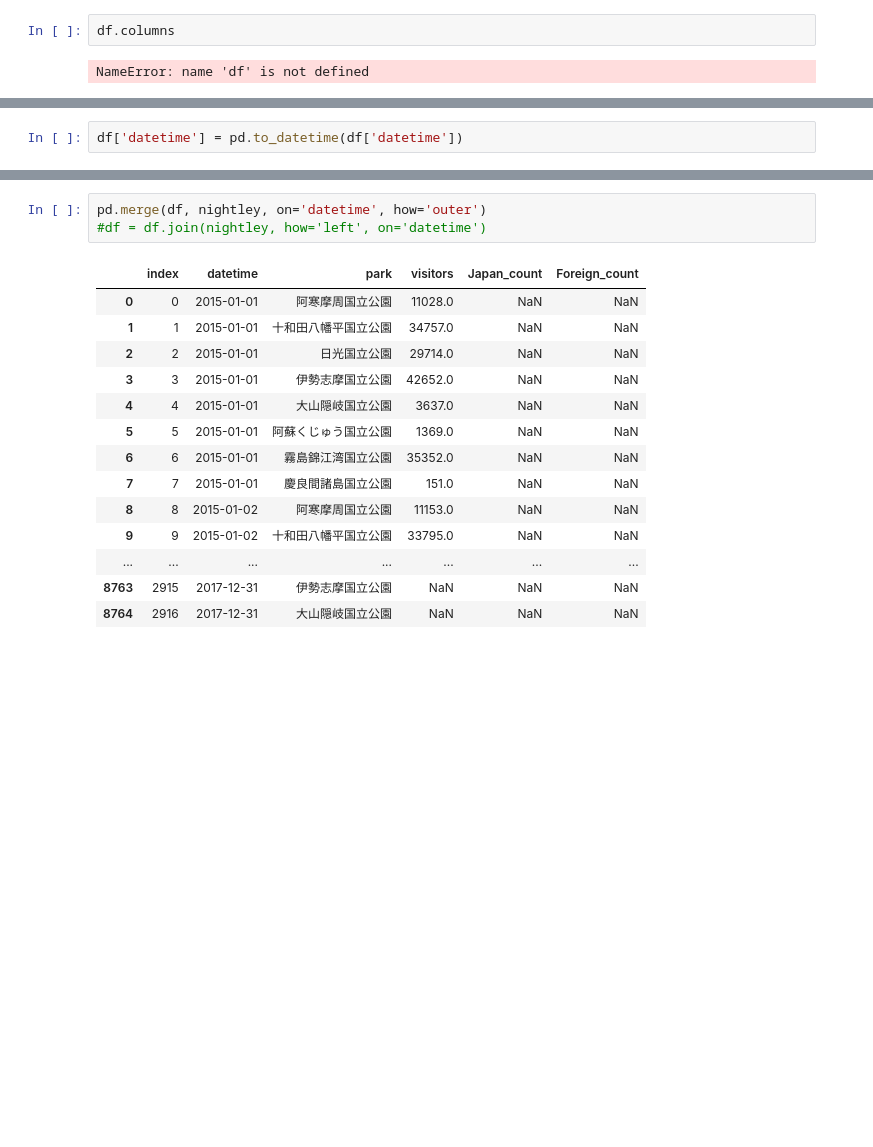
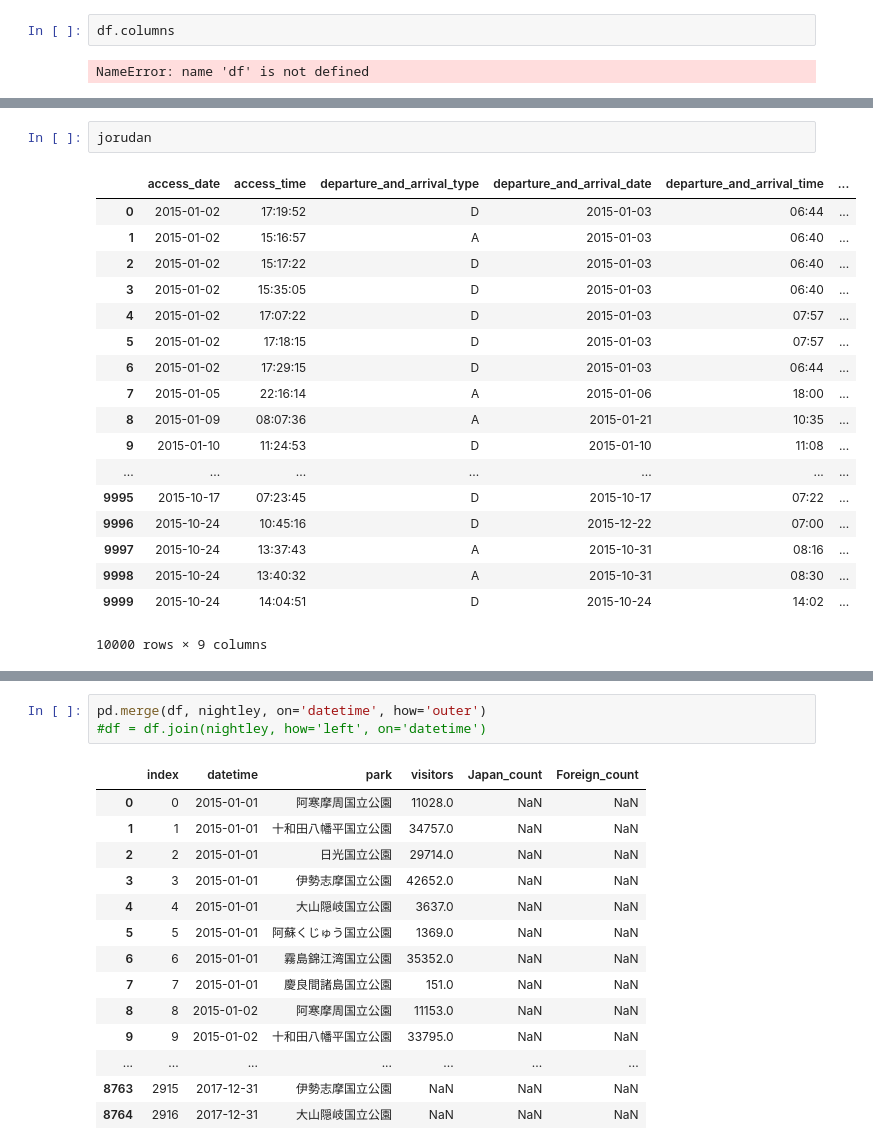
Before and after one commit to Hesene/National-Parks, a Jupyter notebook: src/EDA.ipynb, the cells around one changed output, grey strips where cells are left out. Saved outputs shown, nothing was run; the diff lists cells and outputs as text; blank space fills up the shorter version.

```diff
--- a/src/EDA.ipynb
+++ b/src/EDA.ipynb
@@ -437,2 +296,21 @@ pd.merge(train_df, colopl_table, on=['year','month'], how='outer')
-# %%
-df['datetime'] = pd.to_datetime(df['datetime'])
+# %%
+jorudan
+# %% [output]
+|  | access_date | access_time | departure_and_arrival_type | departure_and_arrival_date | departure_and_arrival_time | ... |
+| 0 | 2015-01-02 | 17:19:52 | D | 2015-01-03 | 06:44 | ... |
+| 1 | 2015-01-02 | 15:16:57 | A | 2015-01-03 | 06:40 | ... |
+| 2 | 2015-01-02 | 15:17:22 | D | 2015-01-03 | 06:40 | ... |
+| 3 | 2015-01-02 | 15:35:05 | D | 2015-01-03 | 06:40 | ... |
+| 4 | 2015-01-02 | 17:07:22 | D | 2015-01-03 | 07:57 | ... |
+| 5 | 2015-01-02 | 17:18:15 | D | 2015-01-03 | 07:57 | ... |
+| 6 | 2015-01-02 | 17:29:15 | D | 2015-01-03 | 06:44 | ... |
+| 7 | 2015-01-05 | 22:16:14 | A | 2015-01-06 | 18:00 | ... |
+| 8 | 2015-01-09 | 08:07:36 | A | 2015-01-21 | 10:35 | ... |
+| 9 | 2015-01-10 | 11:24:53 | D | 2015-01-10 | 11:08 | ... |
+| ... | ... | ... | ... | ... | ... | ... |
+| 9995 | 2015-10-17 | 07:23:45 | D | 2015-10-17 | 07:22 | ... |
+| 9996 | 2015-10-24 | 10:45:16 | D | 2015-12-22 | 07:00 | ... |
+| 9997 | 2015-10-24 | 13:37:43 | A | 2015-10-31 | 08:16 | ... |
+| 9998 | 2015-10-24 | 13:40:32 | A | 2015-10-31 | 08:30 | ... |
+| 9999 | 2015-10-24 | 14:04:51 | D | 2015-10-24 | 14:02 | ... |
+10000 rows × 9 columns
```
Also changed, not shown: parts of 16 cells of this notebook, 4 other files.
